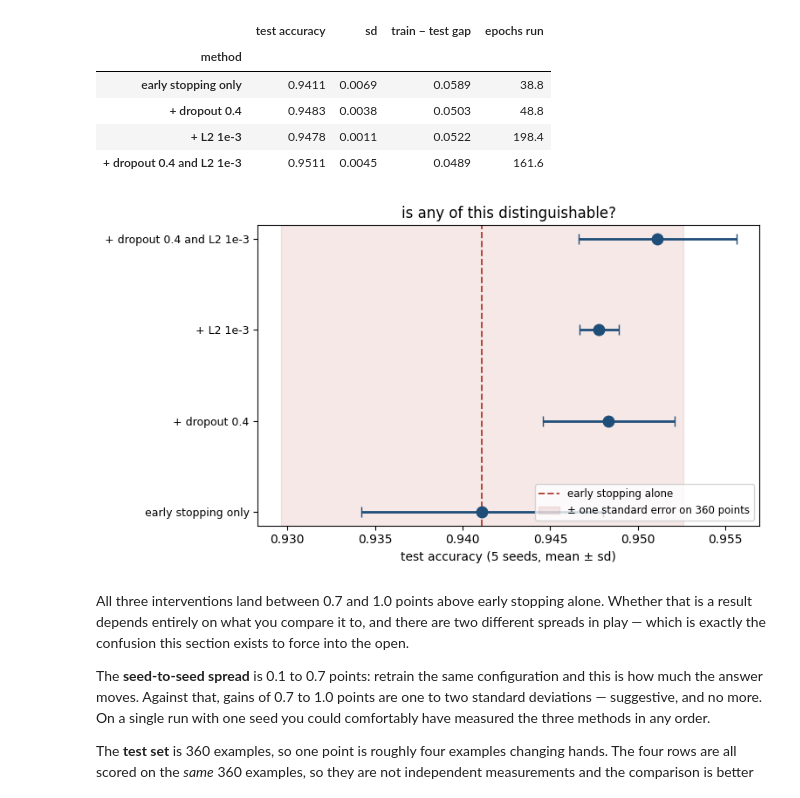
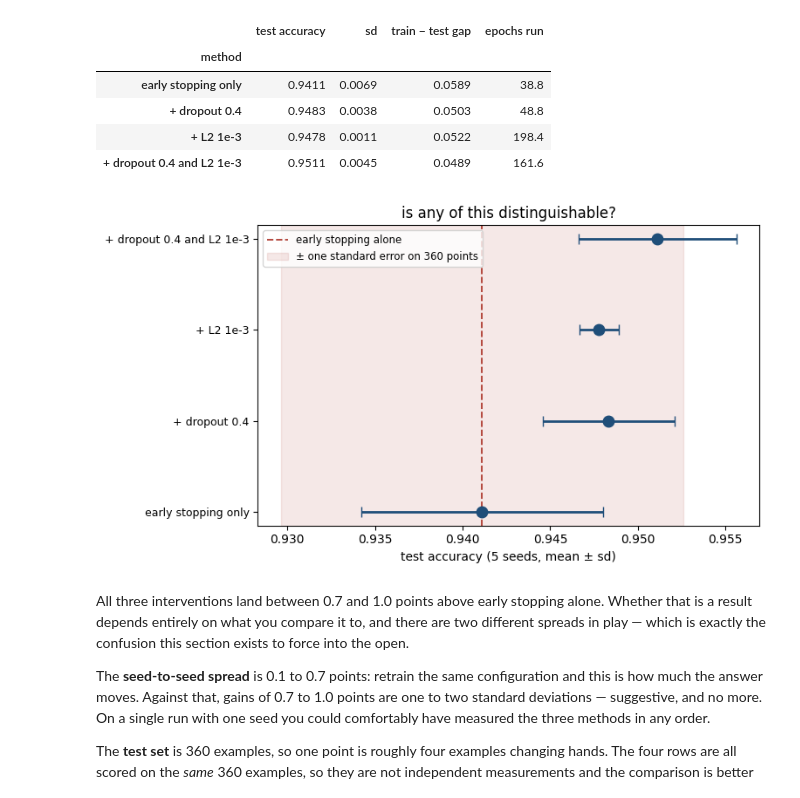
Before and after one commit to fabioantonini/technologies-for-artificial-intelligence, a Jupyter notebook: Lessons/09_neural_networks/Notebooks/03_training_in_practice.ipynb, the cells around one changed output. Drawn from its saved outputs; the diff is of its cells as text; code cells hidden in the pictures.

```diff
--- a/Lessons/09_neural_networks/Notebooks/03_training_in_practice.ipynb
+++ b/Lessons/09_neural_networks/Notebooks/03_training_in_practice.ipynb
@@ -422,23 +422,23 @@ results.round(4)
 # %%
 fig, ax = plt.subplots(figsize=(7.8, 4.4))
 positions = np.arange(len(results))
 ax.errorbar(results["test accuracy"], positions, xerr=results["sd"], fmt="o",
             color=BLUE, ms=9, capsize=4, lw=2)
 baseline = results["test accuracy"].iloc[0]
 ax.axvline(baseline, color=RUST, lw=1.4, ls="--", label="early stopping alone")
 ax.axvspan(baseline - np.sqrt(.95 * .05 / len(y_te)),
            baseline + np.sqrt(.95 * .05 / len(y_te)),
            color=RUST, alpha=.12, label="± one standard error on 360 points")
 ax.set_yticks(positions)
 ax.set_yticklabels(results.index, fontsize=9)
 ax.set_xlabel("test accuracy (5 seeds, mean ± sd)")
 ax.set_title("is any of this distinguishable?")
-ax.legend(fontsize=8.5, loc="lower right")
+ax.legend(fontsize=8.5, loc="upper left")
 fig.tight_layout()
 fig.savefig(FIGURES / "regularisation_comparison.png", dpi=150)
 plt.show()
 # %% [output]
-[figure, old version]
+[figure, new version]
 # %% [markdown]
 All three interventions land between 0.7 and 1.0 points above early stopping
 alone. Whether that is a result depends entirely on what you compare it to,
```
Also changed, not shown: parts of 1 cell of this notebook, 2 other files.
